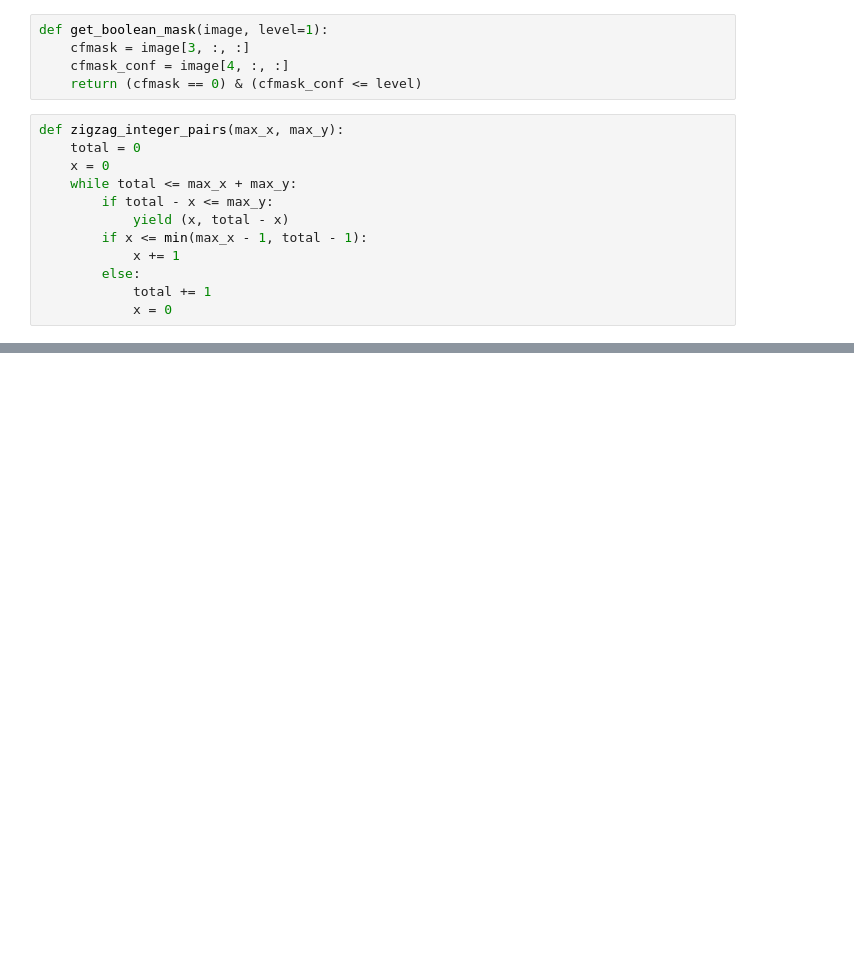
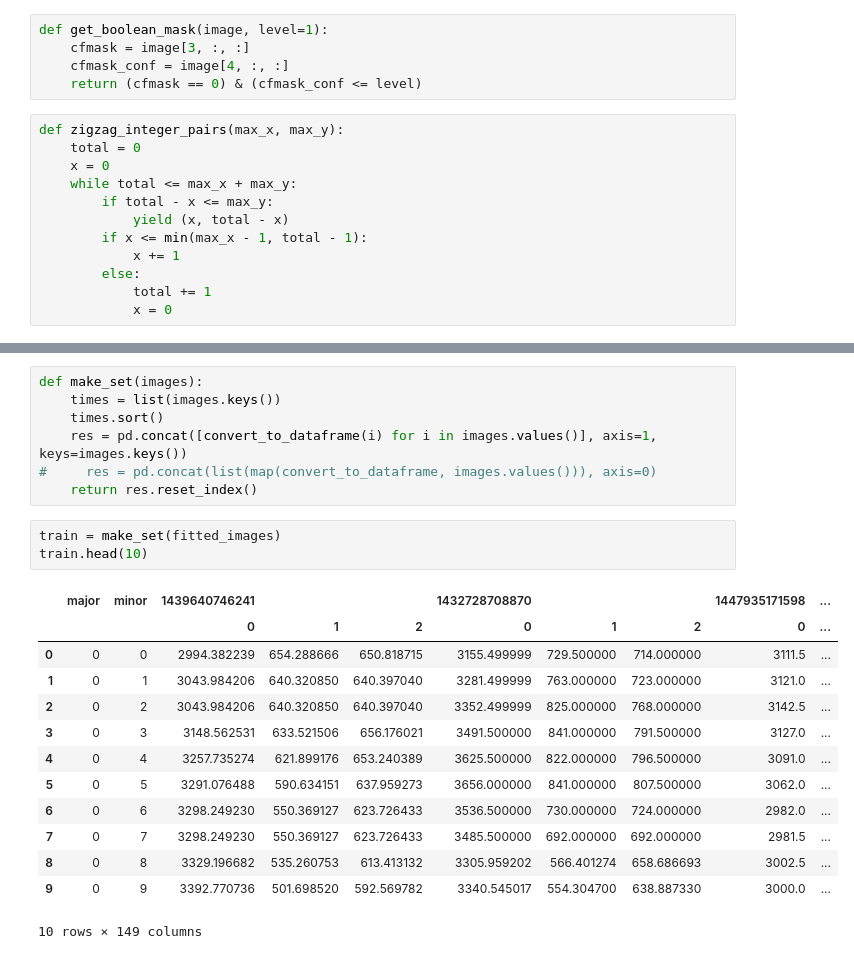
Before and after one commit to HKCaesar/EarthEngineDataProcessing, a Jupyter notebook: alternative.ipynb, the cells around one changed output, grey strips where cells are left out. Cells and saved outputs as stored; diff of their text form; blank space fills up the shorter version.

Commit message:
alternative method create table

```diff
--- a/alternative.ipynb
+++ b/alternative.ipynb
@@ -110,0 +145,24 @@ plt.show()
+# %%
+def make_set(images):
+    times = list(images.keys())
+    times.sort()
+    res = pd.concat([convert_to_dataframe(i) for i in images.values()], axis=1, keys=images.keys())
+#     res = pd.concat(list(map(convert_to_dataframe, images.values())), axis=0)
+    return res.reset_index()
+# %%
+train = make_set(fitted_images)
+train.head(10)
+# %% [output]
+|  | major | minor | 1439640746241 |  |  | 1432728708870 |  |  | 1447935171598 | ... |
+|  |  |  | 0 | 1 | 2 | 0 | 1 | 2 | 0 | ... |
+| 0 | 0 | 0 | 2994.382239 | 654.288666 | 650.818715 | 3155.499999 | 729.500000 | 714.000000 | 3111.5 | ... |
+| 1 | 0 | 1 | 3043.984206 | 640.320850 | 640.397040 | 3281.499999 | 763.000000 | 723.000000 | 3121.0 | ... |
+| 2 | 0 | 2 | 3043.984206 | 640.320850 | 640.397040 | 3352.499999 | 825.000000 | 768.000000 | 3142.5 | ... |
+| 3 | 0 | 3 | 3148.562531 | 633.521506 | 656.176021 | 3491.500000 | 841.000000 | 791.500000 | 3127.0 | ... |
+| 4 | 0 | 4 | 3257.735274 | 621.899176 | 653.240389 | 3625.500000 | 822.000000 | 796.500000 | 3091.0 | ... |
+| 5 | 0 | 5 | 3291.076488 | 590.634151 | 637.959273 | 3656.000000 | 841.000000 | 807.500000 | 3062.0 | ... |
+| 6 | 0 | 6 | 3298.249230 | 550.369127 | 623.726433 | 3536.500000 | 730.000000 | 724.000000 | 2982.0 | ... |
+| 7 | 0 | 7 | 3298.249230 | 550.369127 | 623.726433 | 3485.500000 | 692.000000 | 692.000000 | 2981.5 | ... |
+| 8 | 0 | 8 | 3329.196682 | 535.260753 | 613.413132 | 3305.959202 | 566.401274 | 658.686693 | 3002.5 | ... |
+| 9 | 0 | 9 | 3392.770736 | 501.698520 | 592.569782 | 3340.545017 | 554.304700 | 638.887330 | 3000.0 | ... |
+10 rows × 149 columns
```
Also changed, not shown: parts of 11 cells of this notebook, 1 other file.
